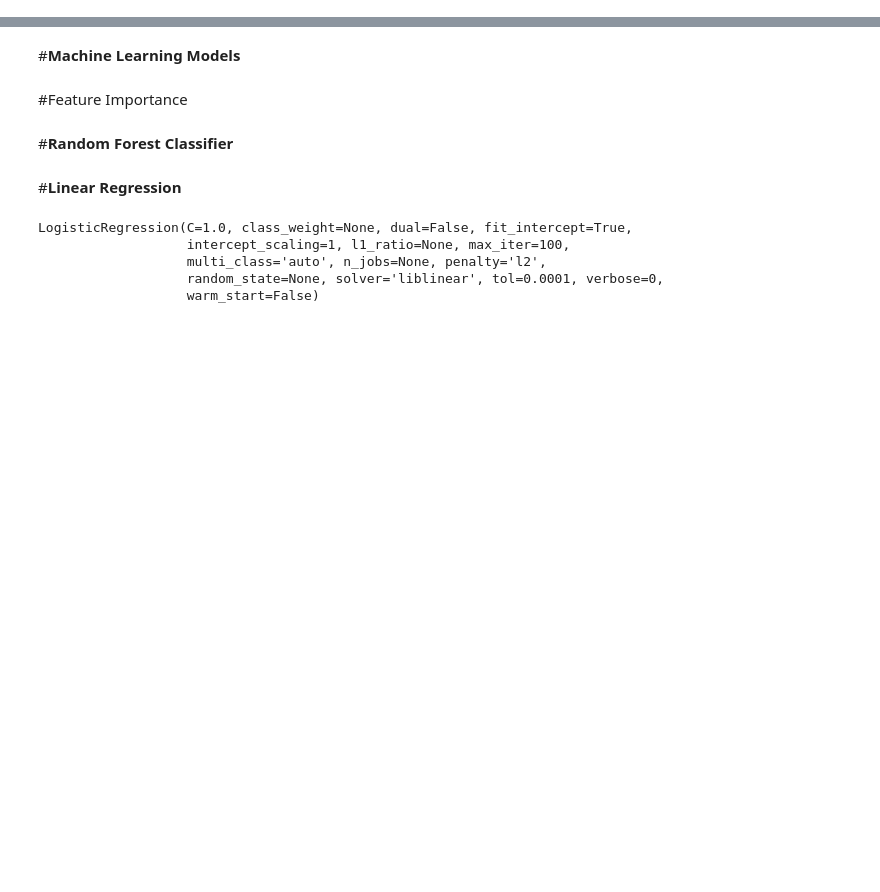
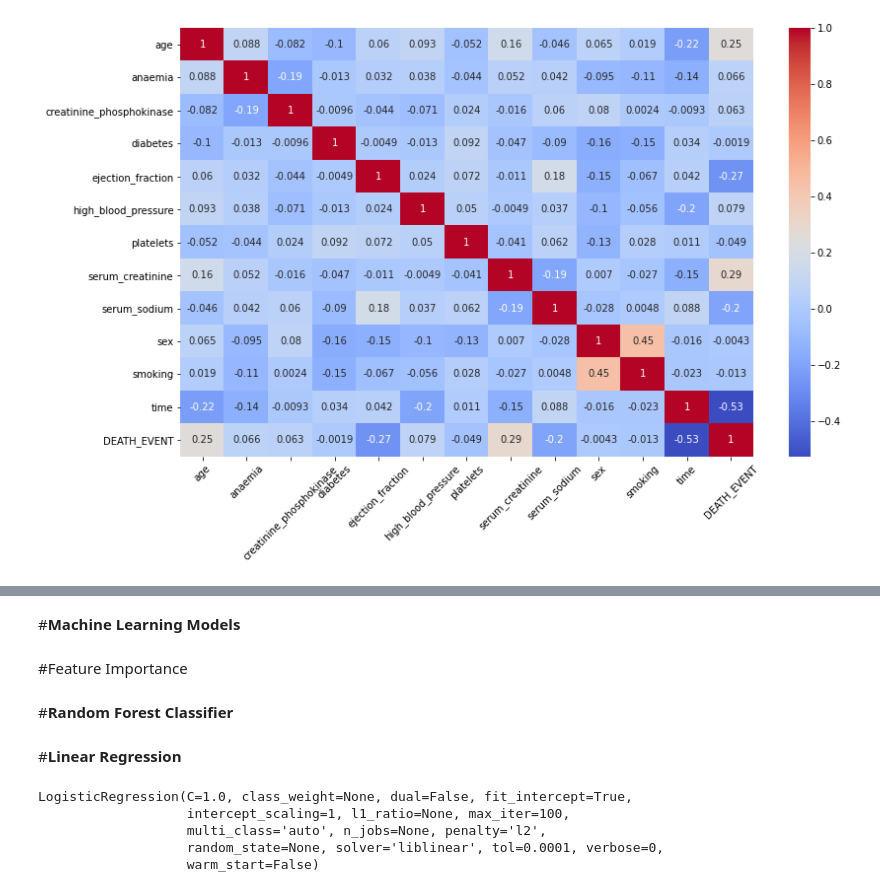
Before and after one commit to AntonioMoralCevallos/Predicting_Fatal_Heart_Failure-Project, a Jupyter notebook: Final_Deliverable_7b.ipynb, the cells around one changed output, grey strips where cells are left out. Cells and saved outputs as stored; diff of their text form; code cells hidden in the pictures; blank space fills up the shorter version.

Commit message:
Update Final_Deliverable_7b.ipynb
Added most parts of the team assignment (Heart Failure dataset only), added md cells to clarify findings and cleaned up certain graphs.

```diff
--- a/Final_Deliverable_7b.ipynb
+++ b/Final_Deliverable_7b.ipynb
@@ -59,0 +121,8 @@ clinical.info()
+# %%
+# Correlation between each feature
+plt.figure(figsize=(13,8))
+sns.heatmap(clinical.corr(), annot = True, cmap = 'coolwarm')
+plt.xticks(rotation = 45)
+plt.show()
+# %% [output]
+[figure, added]
```
Also changed, not shown: parts of 37 cells of this notebook.
